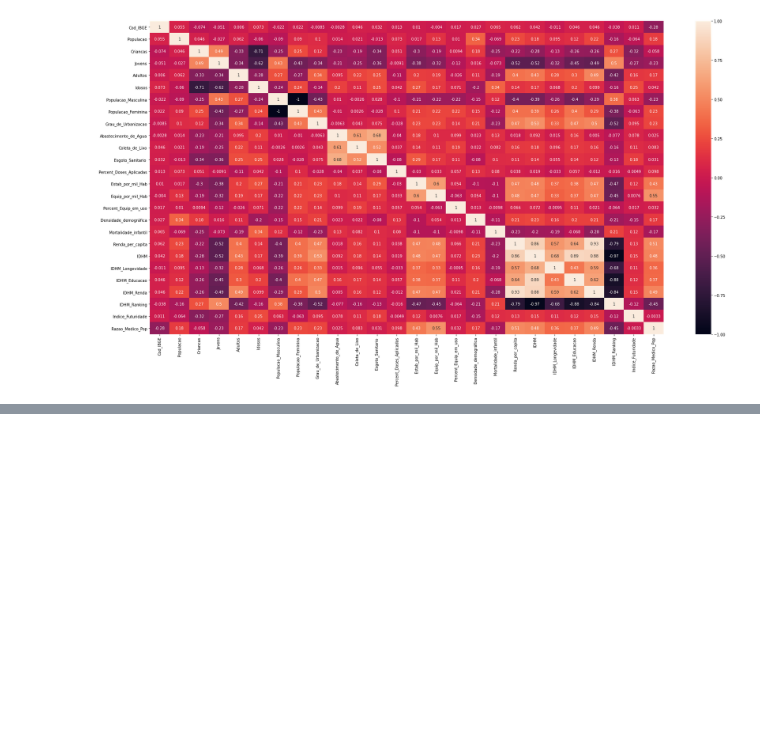
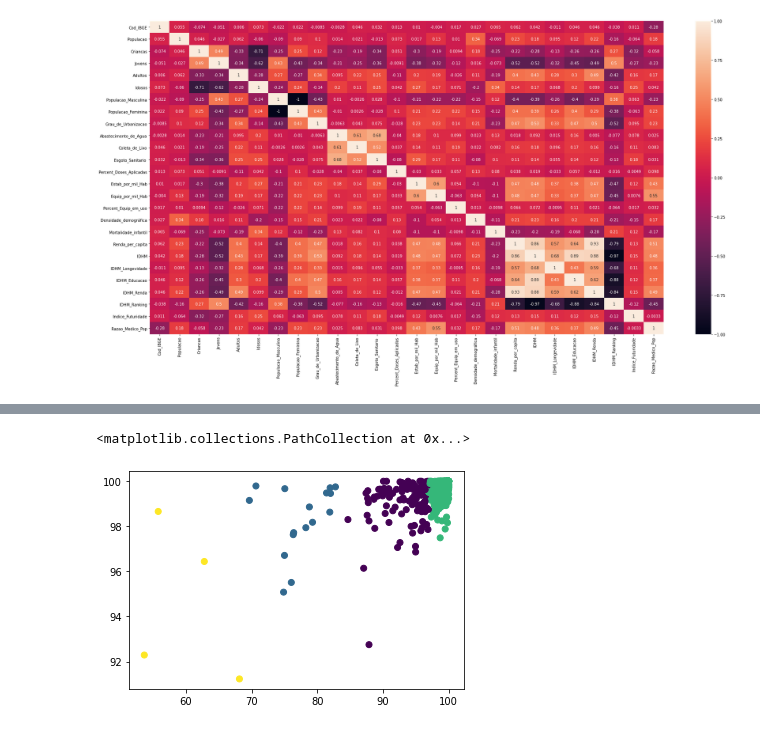
Before and after one commit to SilvanaOliveiraSa/CA_MU_DS_VINCE, a Jupyter notebook: teste.ipynb, the cells around one changed output, grey strips where cells are left out. Drawn from its saved outputs; the diff is of its cells as text; code cells hidden in the pictures; blank space fills up the shorter version.

```diff
--- a/teste.ipynb
+++ b/teste.ipynb
@@ -257,0 +278,2 @@ sns.heatmap(train.corr(), annot=True)
+# %%
+train_pop = train[['Abastecimento_de_Agua','Coleta_de_Lixo']]
@@ -257,0 +284,17 @@ sns.heatmap(train.corr(), annot=True)
+# %%
+from sklearn.metrics import silhouette_score
+
+silhouette_list = []
+k_list = range(2, 20)
+
+for p in k_list:
+    clusterer = AgglomerativeClustering(n_clusters=p, linkage="average")
+    clusterer.fit(train_pop)
+    s = round(silhouette_score(train_pop, clusterer.labels_), 4)
+    silhouette_list.append(s)
+    print("silhouette_score =", s, " for k=", p)
+
+key = silhouette_list.index(max(silhouette_list))
+k = k_list.__getitem__(key)
+
+print("Best=", max(silhouette_list), " for k=", k)
@@ -257,0 +321,12 @@ sns.heatmap(train.corr(), annot=True)
+# %%
+from sklearn.cluster import AgglomerativeClustering
+import matplotlib.pyplot as pl
+import seaborn as sns
+
+model = AgglomerativeClustering(n_clusters=4)
+model.fit(train_pop)
+
+pl.scatter(train_pop['Abastecimento_de_Agua'], train_pop['Coleta_de_Lixo'], c = model.labels_)
+# %% [output]
+<matplotlib.collections.PathCollection at 0x...>
+[figure, added]
```
Also changed, not shown: parts of 3 cells of this notebook.
